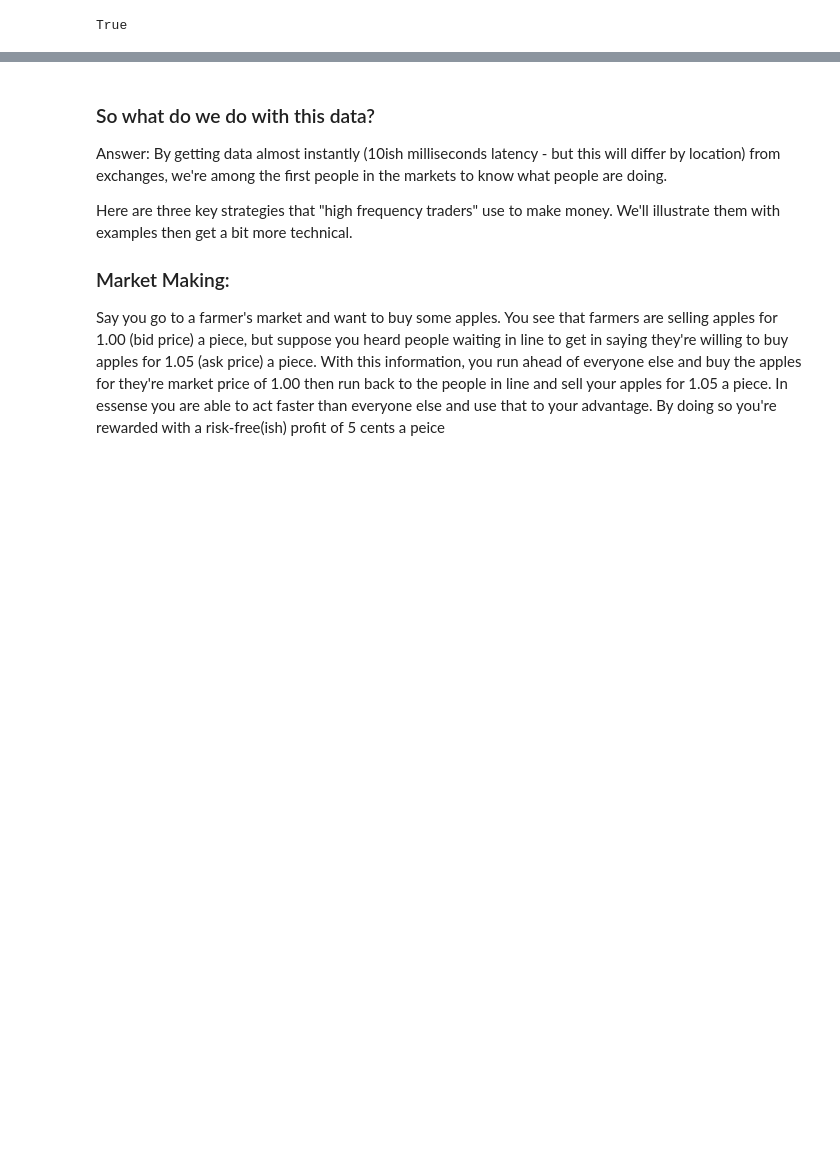
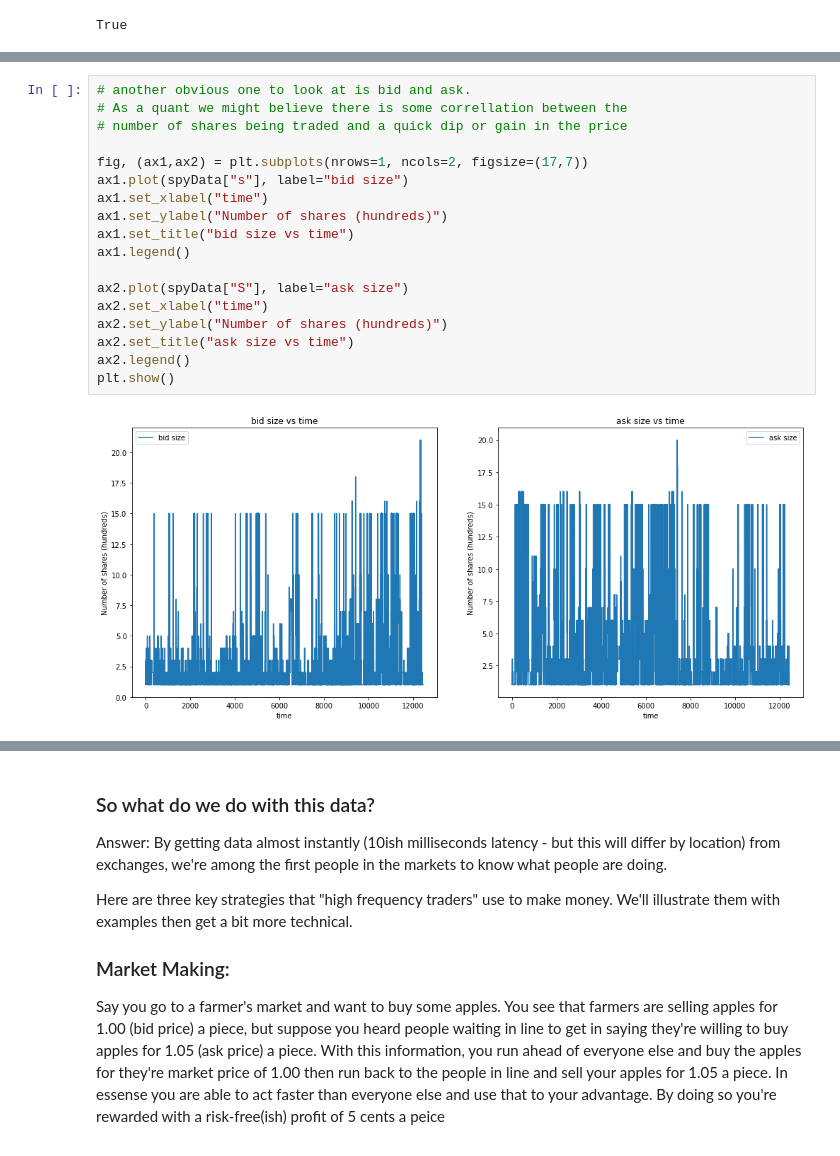
Before and after one commit to bruinquants/intro-to-algotrading-workshop, a Jupyter notebook: Week3.ipynb, the cells around one changed output, grey strips where cells are left out. Drawn from its saved outputs; the diff is of its cells as text; blank space fills up the shorter version.

```diff
--- a/Week3.ipynb
+++ b/Week3.ipynb
@@ -63,0 +108,20 @@ True
+# %%
+# another obvious one to look at is bid and ask.
+# As a quant we might believe there is some correllation between the
+# number of shares being traded and a quick dip or gain in the price
+
+fig, (ax1,ax2) = plt.subplots(nrows=1, ncols=2, figsize=(17,7))
+ax1.plot(spyData["s"], label="bid size")
+ax1.set_xlabel("time")
+ax1.set_ylabel("Number of shares (hundreds)")
+ax1.set_title("bid size vs time")
+ax1.legend()
+
+ax2.plot(spyData["S"], label="ask size")
+ax2.set_xlabel("time")
+ax2.set_ylabel("Number of shares (hundreds)")
+ax2.set_title("ask size vs time")
+ax2.legend()
+plt.show()
+# %% [output]
+[figure, added]
```
Also changed, not shown: parts of 5 cells of this notebook, 1 other file.
